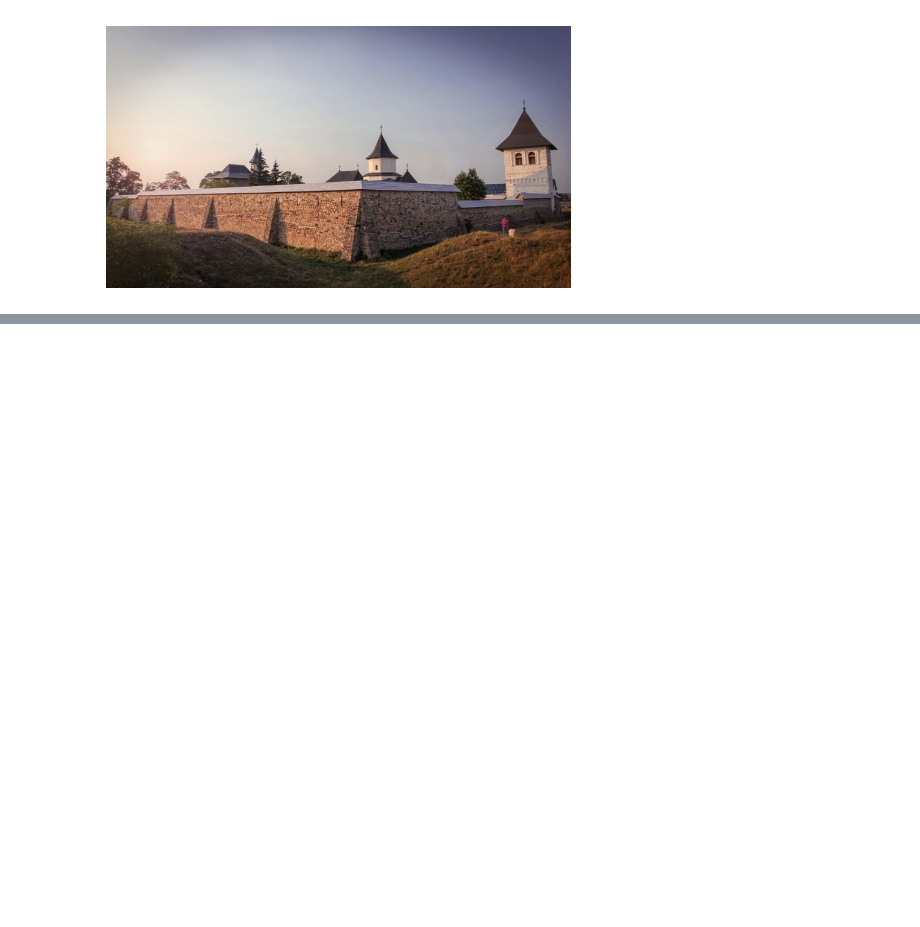
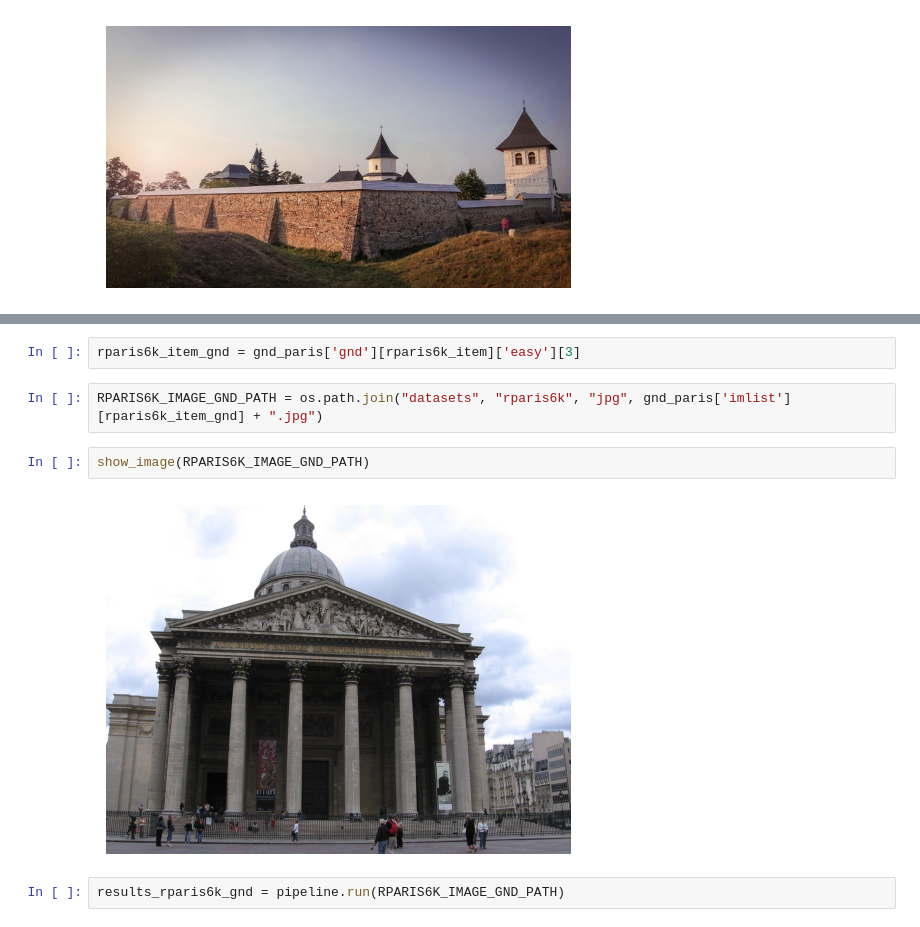
Before and after one commit to theviderlab/landmark-detection-with-retrieval, a Jupyter notebook: full_pipeline.ipynb, the cells around one changed output, grey strips where cells are left out. Cells and saved outputs as stored; diff of their text form; blank space fills up the shorter version.

```diff
--- a/full_pipeline.ipynb
+++ b/full_pipeline.ipynb
@@ -181,0 +247,10 @@ Encontradas 5 cajas:
+# %%
+rparis6k_item_gnd = gnd_paris['gnd'][rparis6k_item]['easy'][3]
+# %%
+RPARIS6K_IMAGE_GND_PATH = os.path.join("datasets", "rparis6k", "jpg", gnd_paris['imlist'][rparis6k_item_gnd] + ".jpg")
+# %%
+show_image(RPARIS6K_IMAGE_GND_PATH)
+# %% [output]
+[figure, added]
+# %%
+results_rparis6k_gnd = pipeline.run(RPARIS6K_IMAGE_GND_PATH)
```
Also changed, not shown: parts of 27 cells of this notebook, 6 other files.
